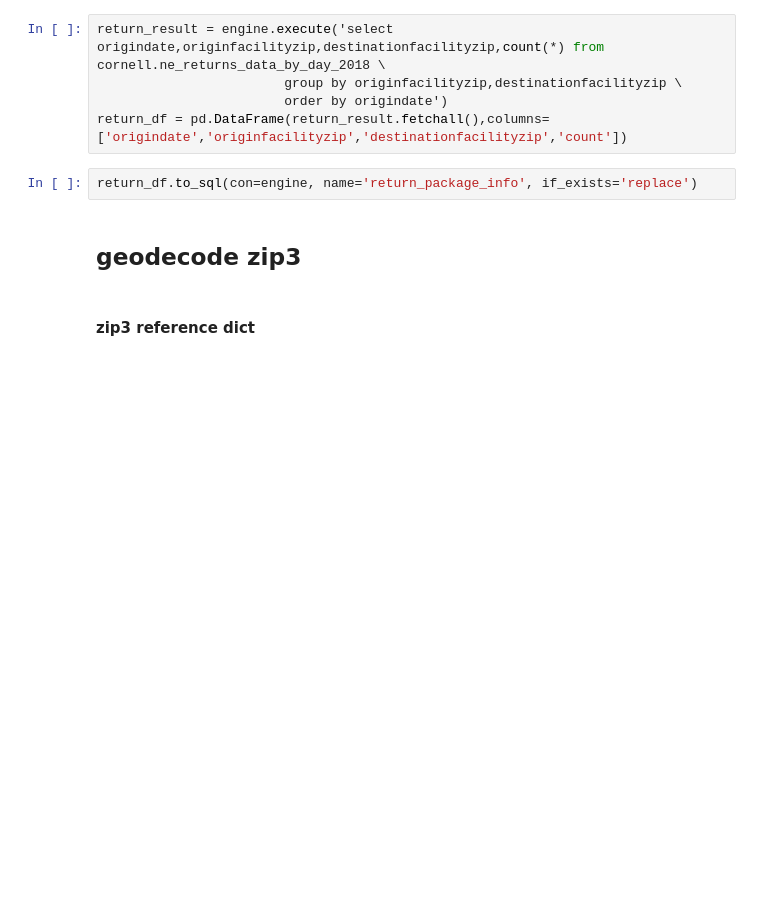
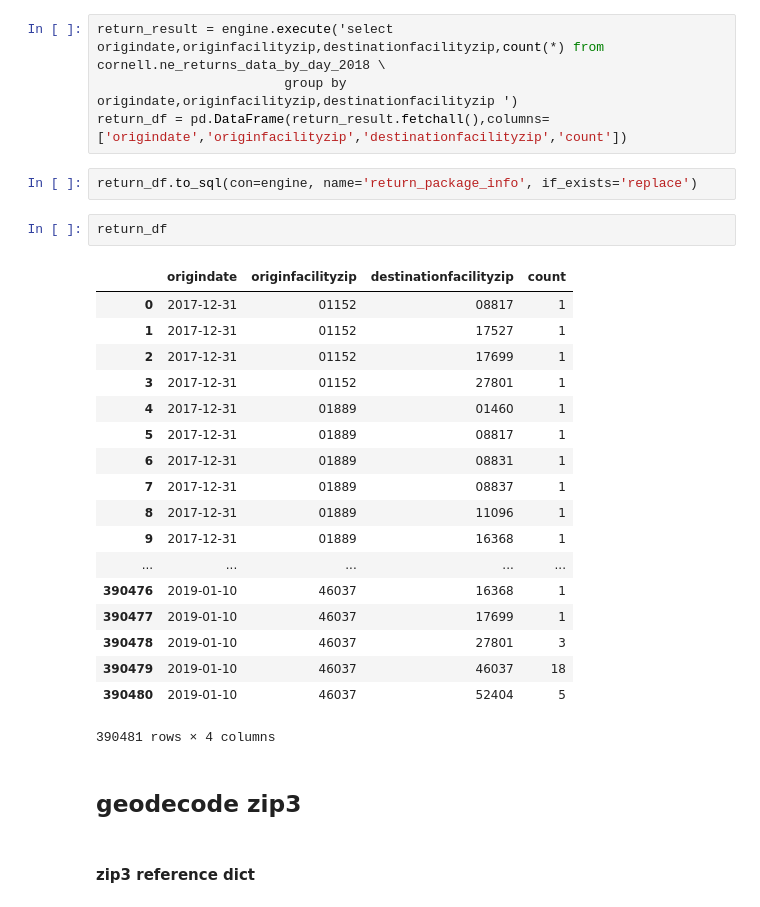
Before and after one commit to seenhzj/Cornell_PB_NE_Hub, a Jupyter notebook: data/raw/Input_data_quary.ipynb, the cells around one changed output. Drawn from its saved outputs; the diff is of its cells as text; blank space fills up the shorter version.

```diff
--- a/data/raw/Input_data_quary.ipynb
+++ b/data/raw/Input_data_quary.ipynb
@@ -160,11 +172,31 @@ for _r in result:
 ### The number of daily return packages from USPS to customer warehouse & store in a new table "return_package_info"
 # %%
 return_result = engine.execute('select origindate,originfacilityzip,destinationfacilityzip,count(*) from cornell.ne_returns_data_by_day_2018 \
-                        group by originfacilityzip,destinationfacilityzip \
-                        order by origindate')
+                        group by origindate,originfacilityzip,destinationfacilityzip ')
 return_df = pd.DataFrame(return_result.fetchall(),columns=['origindate','originfacilityzip','destinationfacilityzip','count'])
 # %%
 return_df.to_sql(con=engine, name='return_package_info', if_exists='replace')
+# %%
+return_df
+# %% [output]
+|  | origindate | originfacilityzip | destinationfacilityzip | count |
+| 0 | 2017-12-31 | 01152 | 08817 | 1 |
+| 1 | 2017-12-31 | 01152 | 17527 | 1 |
+| 2 | 2017-12-31 | 01152 | 17699 | 1 |
+| 3 | 2017-12-31 | 01152 | 27801 | 1 |
+| 4 | 2017-12-31 | 01889 | 01460 | 1 |
+| 5 | 2017-12-31 | 01889 | 08817 | 1 |
+| 6 | 2017-12-31 | 01889 | 08831 | 1 |
+| 7 | 2017-12-31 | 01889 | 08837 | 1 |
+| 8 | 2017-12-31 | 01889 | 11096 | 1 |
+| 9 | 2017-12-31 | 01889 | 16368 | 1 |
+| ... | ... | ... | ... | ... |
+| 390476 | 2019-01-10 | 46037 | 16368 | 1 |
+| 390477 | 2019-01-10 | 46037 | 17699 | 1 |
+| 390478 | 2019-01-10 | 46037 | 27801 | 3 |
+| 390479 | 2019-01-10 | 46037 | 46037 | 18 |
+| 390480 | 2019-01-10 | 46037 | 52404 | 5 |
+390481 rows × 4 columns
 # %% [markdown]
 ## geodecode zip3
 # %% [markdown]
```
Also changed, not shown: parts of 19 cells of this notebook, 2 other files.
